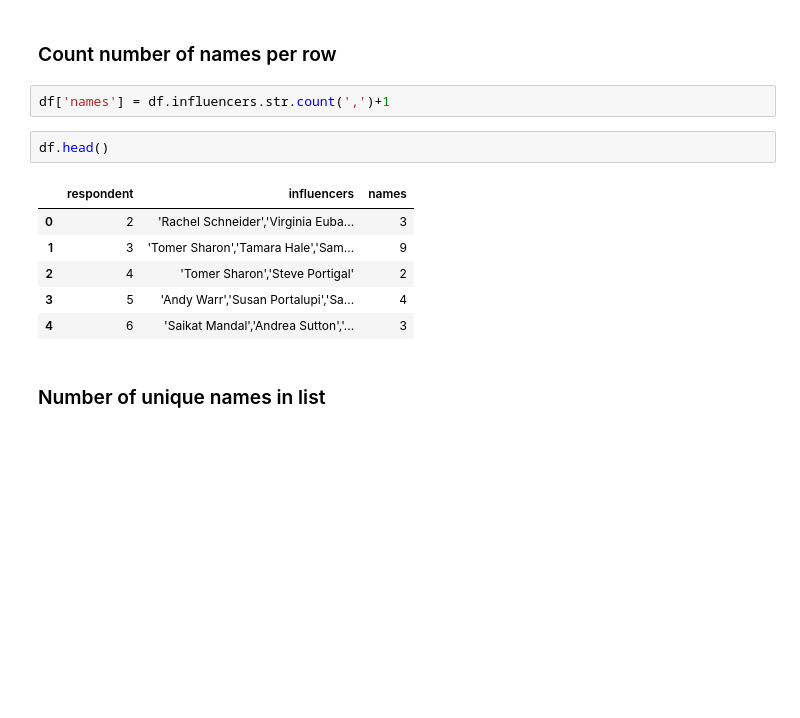
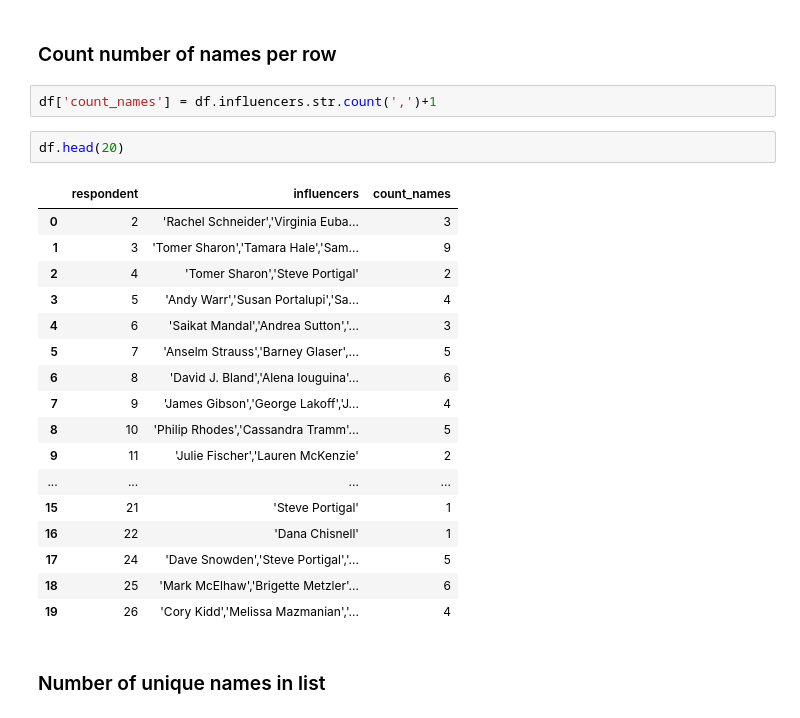
Before and after one commit to soslin/social-network-analysis, a Jupyter notebook: social_net_analysis_lou.ipynb, the cells around one changed output. Cells and saved outputs as stored; diff of their text form; blank space fills up the shorter version.

```diff
--- a/social_net_analysis_lou.ipynb
+++ b/social_net_analysis_lou.ipynb
@@ -26,16 +26,27 @@ df.shape
 # %% [markdown]
 ### Count number of names per row
 # %%
-df['names'] = df.influencers.str.count(',')+1
+df['count_names'] = df.influencers.str.count(',')+1
 # %%
-df.head()
+df.head(20)
 # %% [output]
-|  | respondent | influencers | names |
+|  | respondent | influencers | count_names |
 | 0 | 2 | 'Rachel Schneider','Virginia Euba... | 3 |
 | 1 | 3 | 'Tomer Sharon','Tamara Hale','Sam... | 9 |
 | 2 | 4 | 'Tomer Sharon','Steve Portigal' | 2 |
 | 3 | 5 | 'Andy Warr','Susan Portalupi','Sa... | 4 |
 | 4 | 6 | 'Saikat Mandal','Andrea Sutton','... | 3 |
+| 5 | 7 | 'Anselm Strauss','Barney Glaser',... | 5 |
+| 6 | 8 | 'David J. Bland','Alena Iouguina'... | 6 |
+| 7 | 9 | 'James Gibson','George Lakoff','J... | 4 |
+| 8 | 10 | 'Philip Rhodes','Cassandra Tramm'... | 5 |
+| 9 | 11 | 'Julie Fischer','Lauren McKenzie' | 2 |
+| ... | ... | ... | ... |
+| 15 | 21 | 'Steve Portigal' | 1 |
+| 16 | 22 | 'Dana Chisnell' | 1 |
+| 17 | 24 | 'Dave Snowden','Steve Portigal','... | 5 |
+| 18 | 25 | 'Mark McElhaw','Brigette Metzler'... | 6 |
+| 19 | 26 | 'Cory Kidd','Melissa Mazmanian','... | 4 |
 # %% [markdown]
 ### Number of unique names in list
 # %%
```
Also changed, not shown: parts of 6 cells of this notebook.
